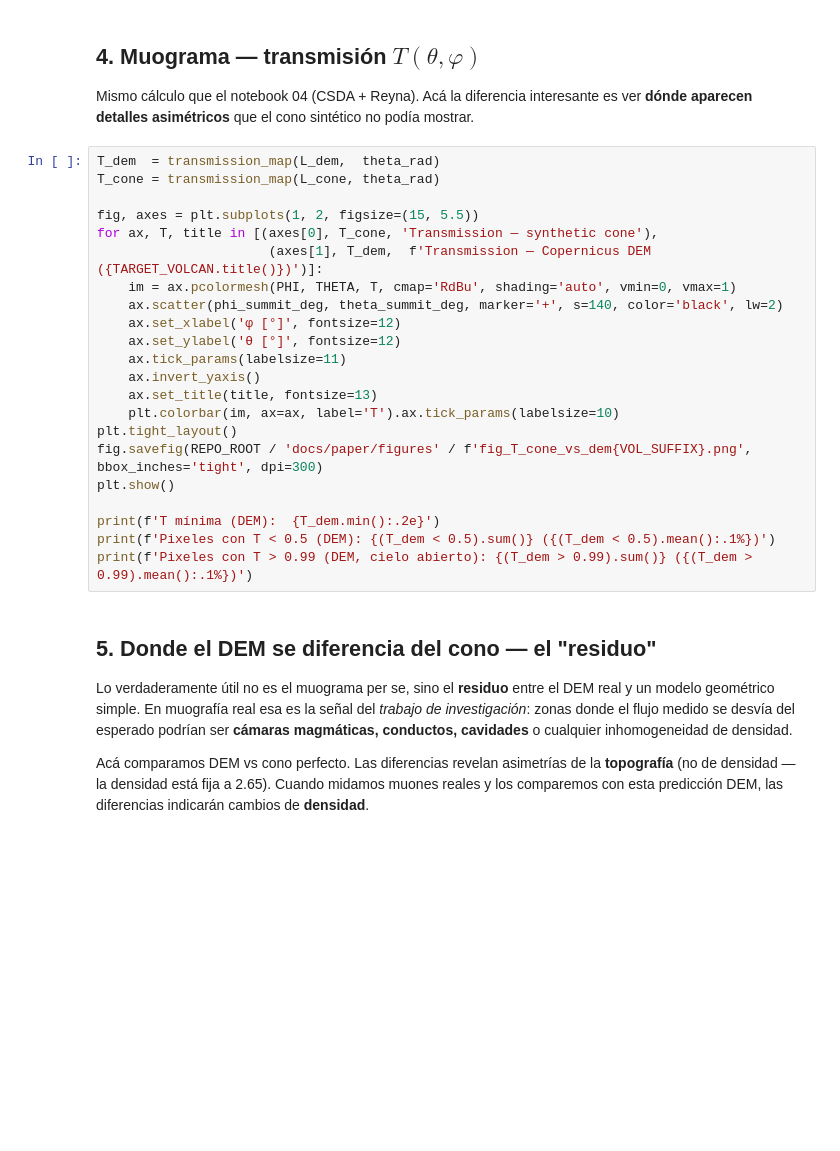
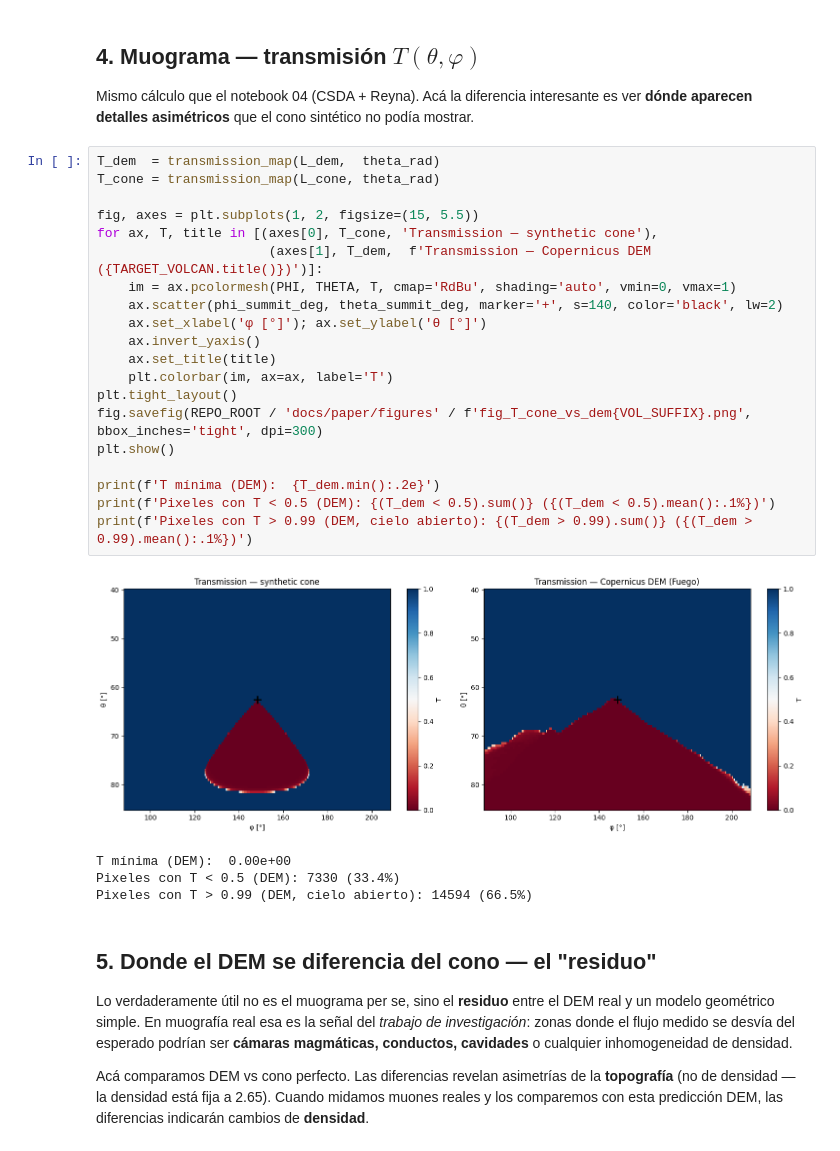
Before and after one commit to ErickDiaz/muon-tomography, a Jupyter notebook: notebooks/05_muograma_dem_fuego.ipynb, the cells around one changed output. Cells and saved outputs as stored; diff of their text form; blank space fills up the shorter version.

```diff
--- a/notebooks/05_muograma_dem_fuego.ipynb
+++ b/notebooks/05_muograma_dem_fuego.ipynb
@@ -307,25 +307,28 @@ Mismo cálculo que el notebook 04 (CSDA + Reyna). Acá la diferencia interesante
 # %%
 T_dem  = transmission_map(L_dem,  theta_rad)
 T_cone = transmission_map(L_cone, theta_rad)
 
 fig, axes = plt.subplots(1, 2, figsize=(15, 5.5))
 for ax, T, title in [(axes[0], T_cone, 'Transmission — synthetic cone'),
                       (axes[1], T_dem,  f'Transmission — Copernicus DEM ({TARGET_VOLCAN.title()})')]:
     im = ax.pcolormesh(PHI, THETA, T, cmap='RdBu', shading='auto', vmin=0, vmax=1)
     ax.scatter(phi_summit_deg, theta_summit_deg, marker='+', s=140, color='black', lw=2)
-    ax.set_xlabel('φ [°]', fontsize=12)
-    ax.set_ylabel('θ [°]', fontsize=12)
-    ax.tick_params(labelsize=11)
+    ax.set_xlabel('φ [°]'); ax.set_ylabel('θ [°]')
     ax.invert_yaxis()
-    ax.set_title(title, fontsize=13)
-    plt.colorbar(im, ax=ax, label='T').ax.tick_params(labelsize=10)
+    ax.set_title(title)
+    plt.colorbar(im, ax=ax, label='T')
 plt.tight_layout()
 fig.savefig(REPO_ROOT / 'docs/paper/figures' / f'fig_T_cone_vs_dem{VOL_SUFFIX}.png', bbox_inches='tight', dpi=300)
 plt.show()
 
 print(f'T mínima (DEM):  {T_dem.min():.2e}')
 print(f'Pixeles con T < 0.5 (DEM): {(T_dem < 0.5).sum()} ({(T_dem < 0.5).mean():.1%})')
 print(f'Pixeles con T > 0.99 (DEM, cielo abierto): {(T_dem > 0.99).sum()} ({(T_dem > 0.99).mean():.1%})')
+# %% [output]
+[figure, added]
+T mínima (DEM):  0.00e+00
+Pixeles con T < 0.5 (DEM): 7330 (33.4%)
+Pixeles con T > 0.99 (DEM, cielo abierto): 14594 (66.5%)
 # %% [markdown]
 ## 5. Donde el DEM se diferencia del cono — el "residuo"
 
```
Also changed, not shown: parts of 1 cell of this notebook, 2 other files.
